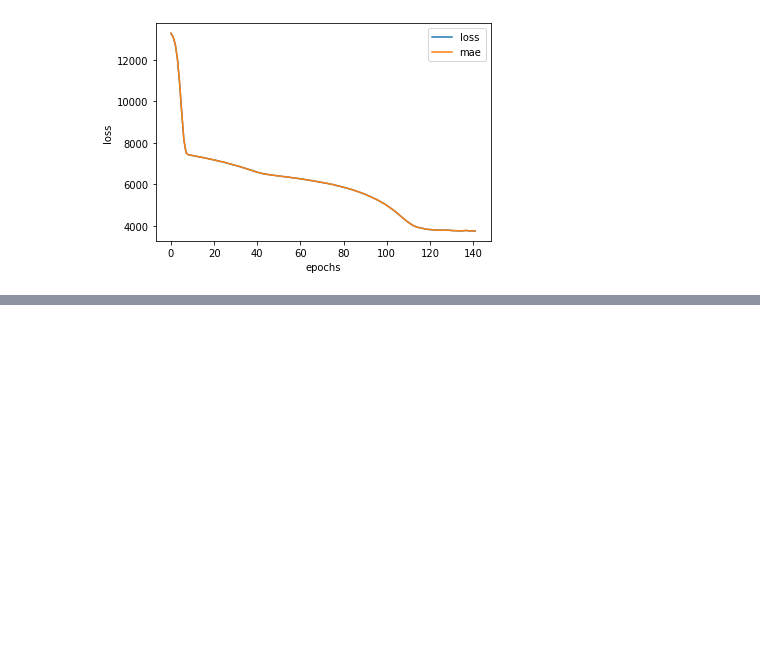
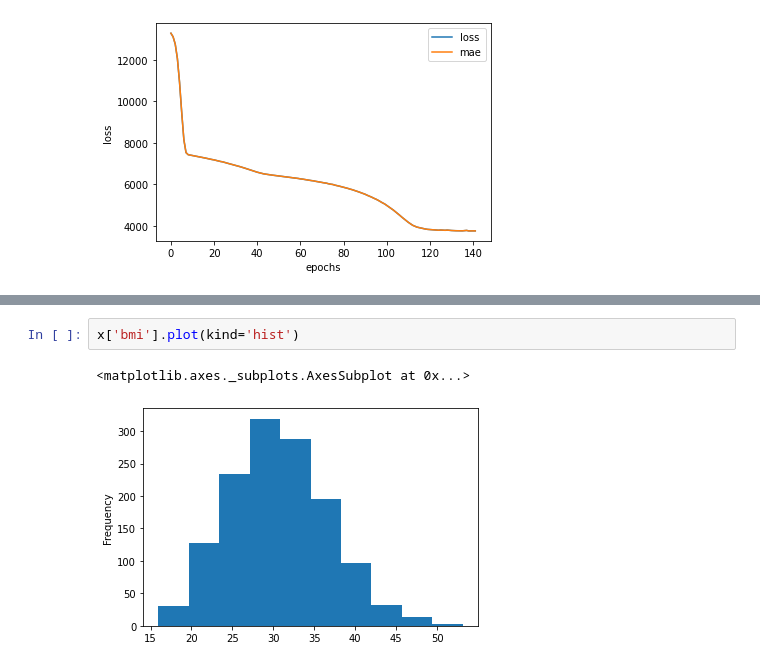
Before and after one commit to choton654/tenserflow-deep-learning, a Jupyter notebook: neural_network_regression_tensorflow.ipynb, the cells around one changed output, grey strips where cells are left out. Cells and saved outputs as stored; diff of their text form; blank space fills up the shorter version.

```diff
--- a/neural_network_regression_tensorflow.ipynb
+++ b/neural_network_regression_tensorflow.ipynb
@@ -622,0 +608,5 @@ Text(0.5, 0, 'epochs')
+# %%
+x['bmi'].plot(kind='hist')
+# %% [output]
+<matplotlib.axes._subplots.AxesSubplot at 0x...>
+[figure, added]
```
Also changed, not shown: parts of 27 cells of this notebook.
